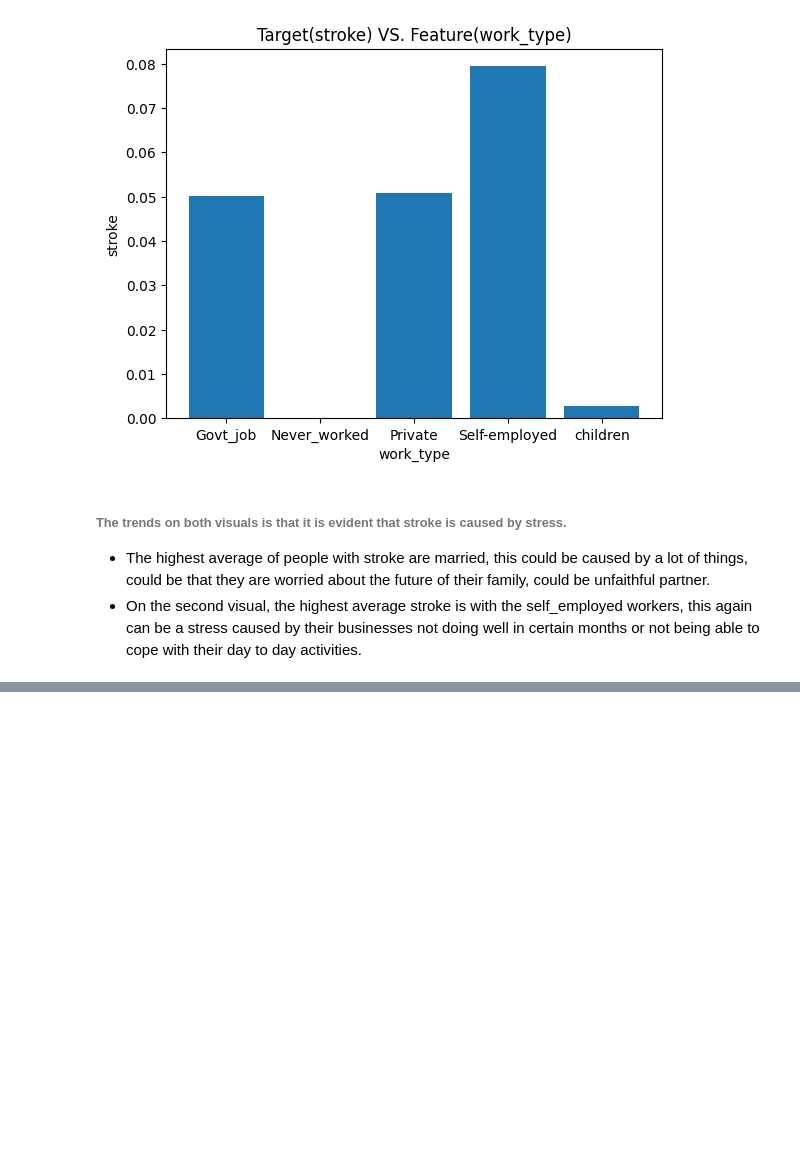
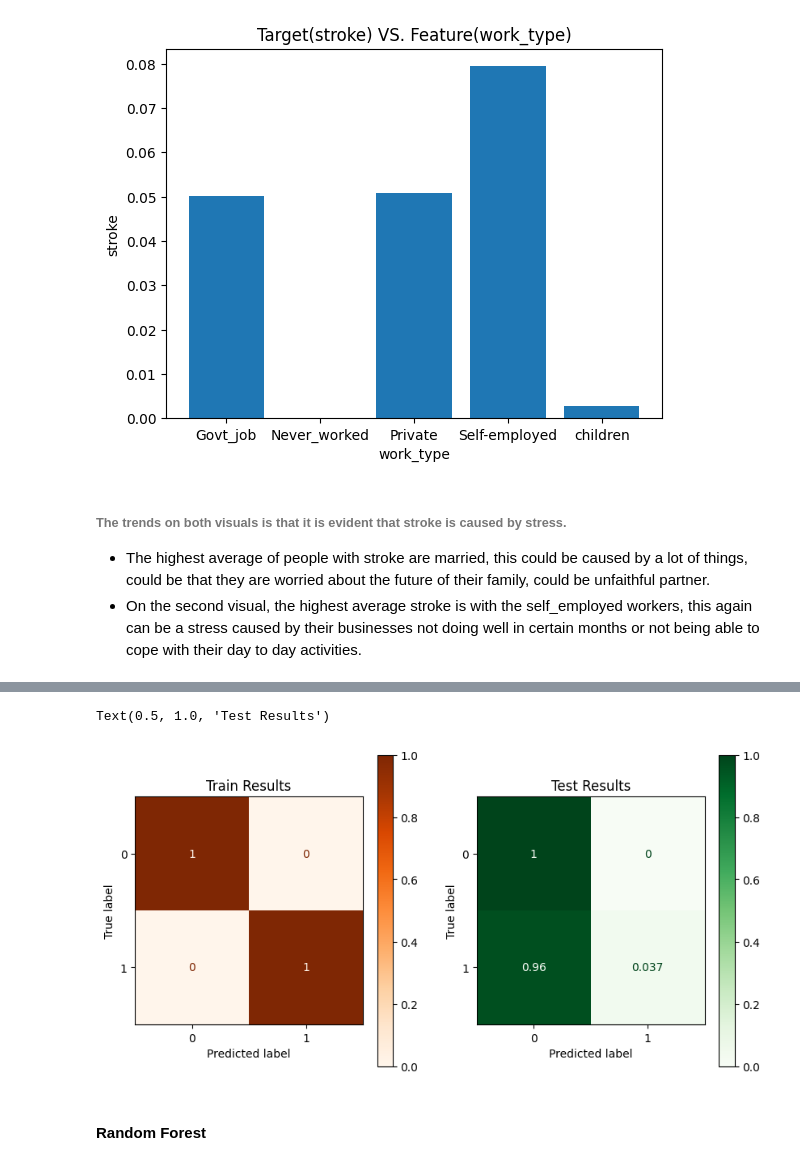
Before and after one commit to NMtuzula/Machine-Learning-Datasets, a Jupyter notebook: Project_2.ipynb, the cells around one changed output, grey strips where cells are left out. Saved outputs shown, nothing was run; the diff lists cells and outputs as text; code cells hidden in the pictures; blank space fills up the shorter version.

```diff
--- a/Project_2.ipynb
+++ b/Project_2.ipynb
@@ -435,0 +682,10 @@ ax.set_title('Target(stroke) VS. Feature(work_type)');
+# %%
+# Dictionary of parameters
+
+params = {'kneighborsclassifier__n_neighbors': range(1,20),
+          'kneighborsclassifier__weights': ['distance','uniform']}
+# %%
+# Tune GridSearchCV
+
+knn_gs = GridSearchCV(knn_pipe, params)
+knn_gs.fit(X_train, y_train)
@@ -435,0 +710,9 @@ ax.set_title('Target(stroke) VS. Feature(work_type)');
+# %%
+# Getting the best params, score and estimater
+knn_gs.best_params_
+knn_gs.best_score_
+best_knn = knn_gs.best_estimator_
+# %%
+# Checking the best parameter
+train_pred = best_knn.predict(X_train)
+test_pred = best_knn.predict(X_test)
@@ -435,0 +743,17 @@ ax.set_title('Target(stroke) VS. Feature(work_type)');
+# %%
+# Test and training Confusion Matrix
+fig, axes = plt.subplots(ncols=2, figsize=(10,5))
+
+ConfusionMatrixDisplay.from_predictions(y_train, train_pred,
+                                        ax=axes[0], cmap='Oranges',normalize='true')
+
+axes[0].set_title('Train Results')
+ConfusionMatrixDisplay.from_predictions(y_test, test_pred,
+                                        ax=axes[1], cmap='Greens',normalize='true')
+
+axes[1].set_title('Test Results')
+# %% [output]
+Text(0.5, 1.0, 'Test Results')
+[figure, added]
+# %% [markdown]
+#### Random Forest
```
Also changed, not shown: parts of 46 cells of this notebook.
